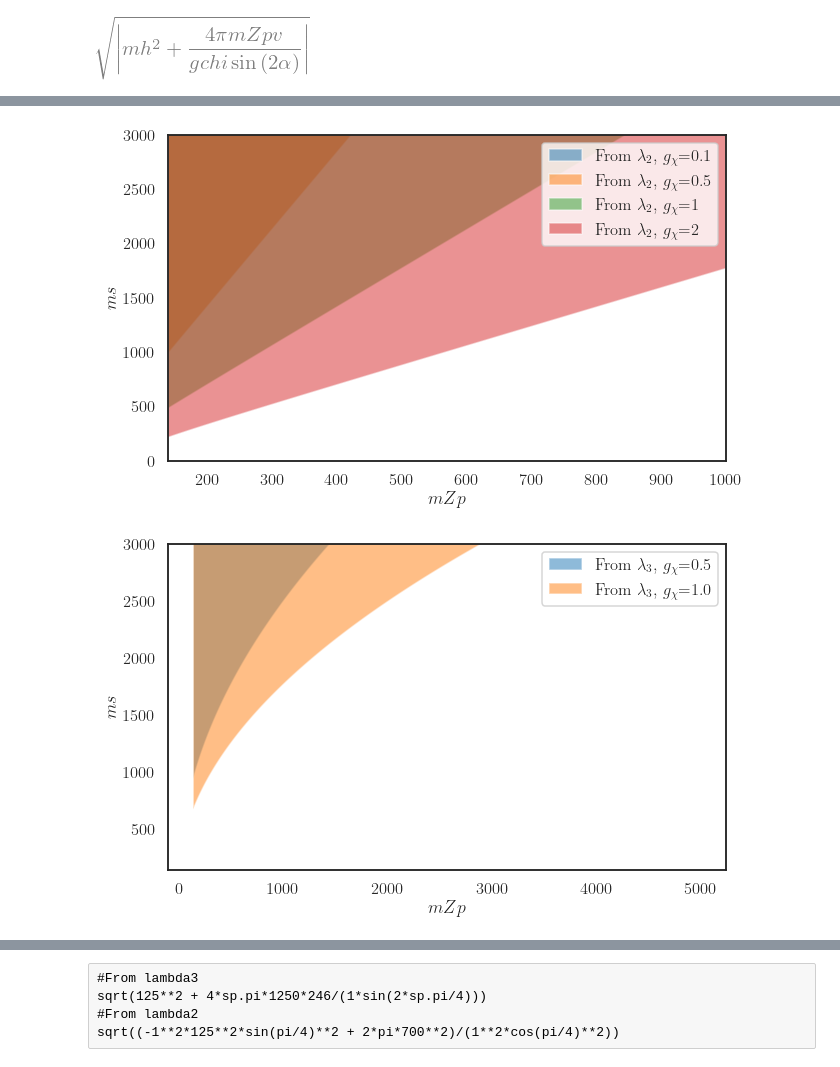
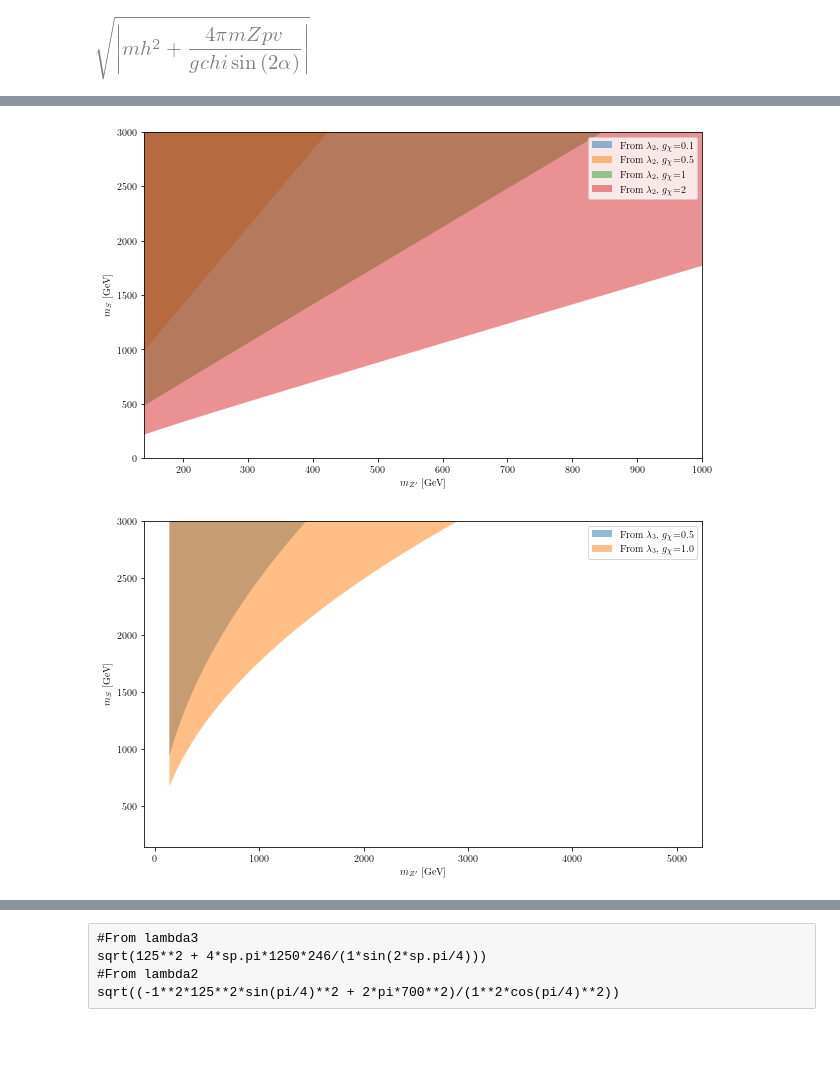
Before and after one commit to SModelS/smodelsv3-paper, a Jupyter notebook: notebooks/Bounds2MDM.ipynb, the cells around one changed output, grey strips where cells are left out. Saved outputs shown, nothing was run; the diff lists cells and outputs as text; code cells hidden in the pictures; blank space fills up the shorter version.

```diff
--- a/notebooks/Bounds2MDM.ipynb
+++ b/notebooks/Bounds2MDM.ipynb
@@ -69,21 +58,21 @@ ms > np.sqrt(mh**2 + 4*pi*mZp*v/(gchi*sin(2*alpha)))
 # %%
 mZp_values = np.linspace(140, 5000, 500)
 plt.figure(figsize=(10,6))
 gchi_values = [0.1, 0.5, 1, 2]
 for g_value in gchi_values:
     ms_equation = solved_lambda2.subs({mh: 125, alpha: sp.pi/4, gchi: g_value})
     ms_values = np.array([float(ms_equation.subs(mZp, val)) for val in mZp_values])
     plt.fill_between(mZp_values, ms_values, 8000, alpha=0.5, label=f'From $\lambda_2$, $g_{{\chi}}$={g_value}')
 
-plt.xlabel('$mZp$')
-plt.ylabel('$ms$')
+plt.xlabel(r'$m_{Z^\prime}$ [GeV]')
+plt.ylabel(r'$m_{S}$ [GeV]')
 plt.ylim(0, 3000)
 plt.xlim(140,1000)
 plt.legend()
 #plt.grid(True)
 plt.show()
 # %% [output]
-[figure, old version]
+[figure, new version]
 # %%
 mZp_values = np.linspace(140, 5000, 500)
 plt.figure(figsize=(10,6))
@@ -93,15 +82,15 @@ for g_value in gchi_values:
     ms_values = np.array([float(ms_equation.subs(mZp, val)) for val in mZp_values])
     plt.fill_between(mZp_values, ms_values, 10000, alpha=0.5, label=f'From $\lambda_3$, $g_{{\chi}}$={g_value}')
 
-plt.xlabel('$mZp$')
-plt.ylabel('$ms$')
+plt.xlabel(r'$m_{Z^\prime}$ [GeV]')
+plt.ylabel(r'$m_{S}$ [GeV]')
 plt.ylim(140, 3000)
 #plt.xlim(140,3000)
 plt.legend()
 #plt.grid(True)
 plt.show()
 # %% [output]
-[figure, old version]
+[figure, new version]
 # %%
 mZp_values = np.linspace(140, 5000, 500)
 plt.figure(figsize=(10,6))
```
Also changed, not shown: parts of 6 cells of this notebook, 3 other files.
